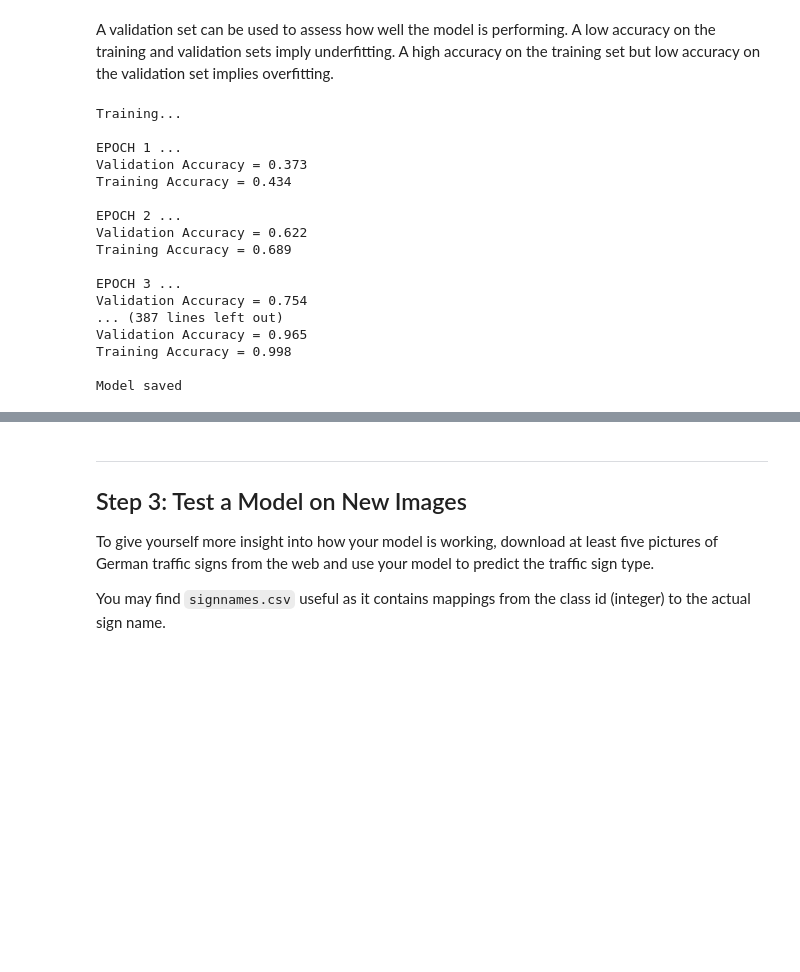
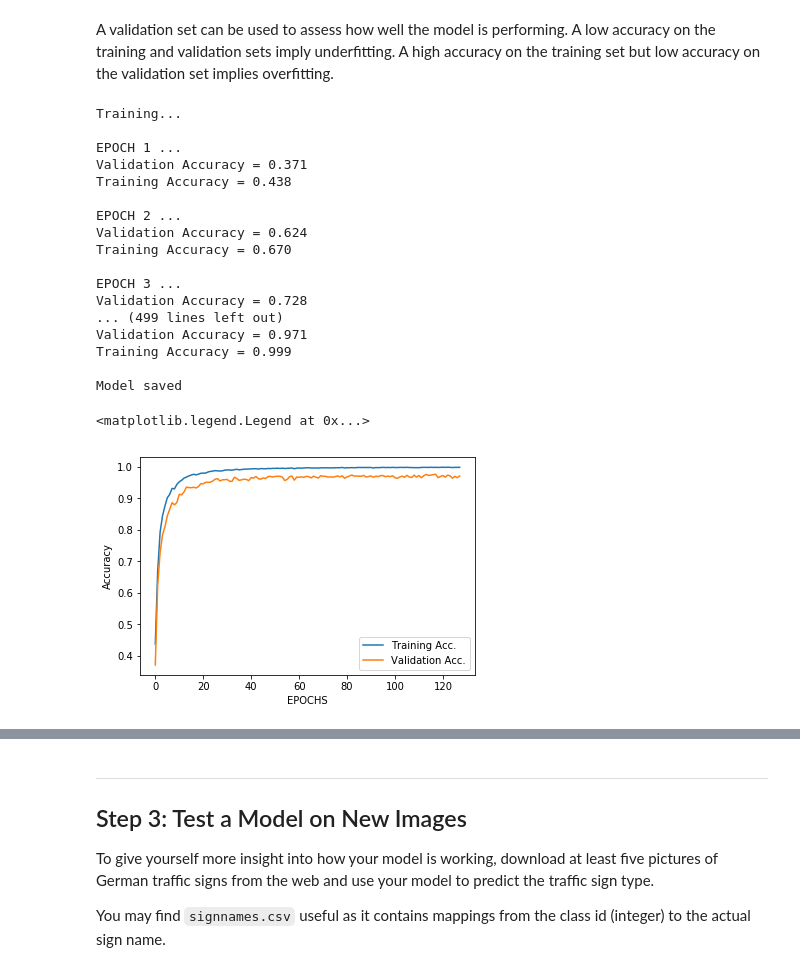
Before and after one commit to PR4S4D/traffic-sign-classifier, a Jupyter notebook: Traffic_Sign_Classifier.ipynb, the cells around one changed output, grey strips where cells are left out. Drawn from its saved outputs; the diff is of its cells as text; code cells hidden in the pictures; blank space fills up the shorter version.

```diff
--- a/Traffic_Sign_Classifier.ipynb
+++ b/Traffic_Sign_Classifier.ipynb
@@ -306,6 +306,9 @@ def evaluate(X_data, y_data):
         total_accuracy += (accuracy * len(batch_x))
     return total_accuracy / num_examples
 # %%
+training_accuracies = []
+validation_accuracies = []
+
 with tf.Session() as sess:
     sess.run(tf.global_variables_initializer())
     num_examples = len(X_train)
@@ -321,6 +324,9 @@ with tf.Session() as sess:
 
         validation_accuracy = evaluate(X_valid, y_valid)
         training_accuracy = evaluate(X_train, y_train)
+        training_accuracies.append(training_accuracy)
+        validation_accuracies.append(validation_accuracy)
+
         print("EPOCH {} ...".format(i+1))
         print("Validation Accuracy = {:.3f}".format(validation_accuracy))
         print("Training Accuracy = {:.3f}".format(training_accuracy))
@@ -332,20 +338,35 @@ with tf.Session() as sess:
 Training...
 
 EPOCH 1 ...
-Validation Accuracy = 0.373
-Training Accuracy = 0.434
+Validation Accuracy = 0.371
+Training Accuracy = 0.438
 
 EPOCH 2 ...
-Validation Accuracy = 0.622
-Training Accuracy = 0.689
+Validation Accuracy = 0.624
+Training Accuracy = 0.670
 
 EPOCH 3 ...
-Validation Accuracy = 0.754
-... (387 lines left out)
-Validation Accuracy = 0.965
-Training Accuracy = 0.998
+Validation Accuracy = 0.728
+... (499 lines left out)
+Validation Accuracy = 0.971
+Training Accuracy = 0.999
 
 Model saved
+# %%
+## Plot the learning Curve
+
+plt.plot(np.arange(EPOCHS), training_accuracies, label="Training")
+
+plt.plot(np.arange(EPOCHS), validation_accuracies, label="Validation")
+
+plt.xlabel("EPOCHS")
+
+plt.ylabel("Accuracy")
+
+plt.legend(["Training Acc.", "Validation Acc."])
+# %% [output]
+<matplotlib.legend.Legend at 0x...>
+[figure, added]
 # %%
 with tf.Session() as sess:
     saver.restore(sess, tf.train.latest_checkpoint('.'))
```
Also changed, not shown: parts of 5 cells of this notebook, 6 other files.
